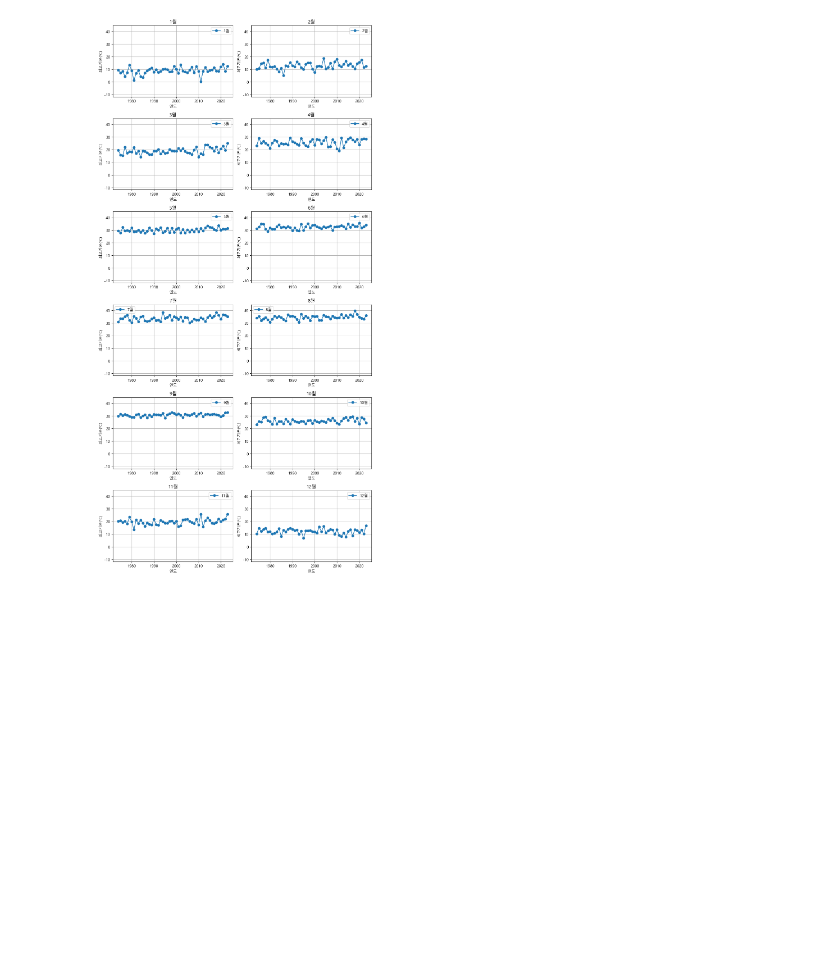
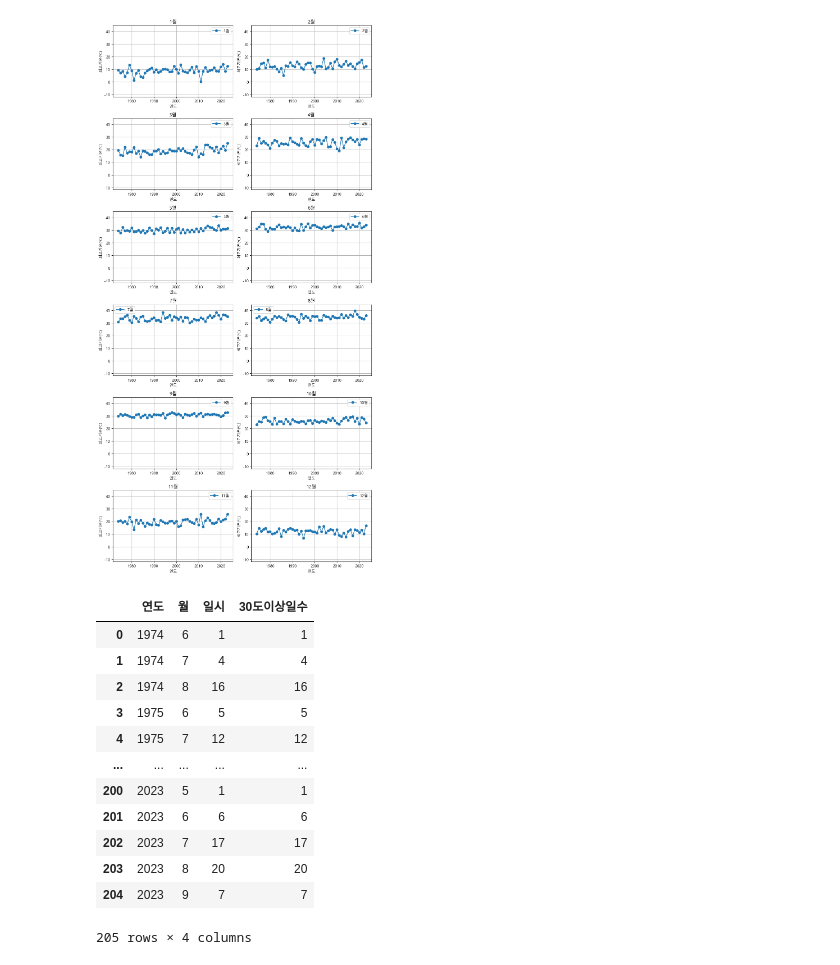
Before and after one commit to ZZinsub/jsshin, a Jupyter notebook: 기상청 데이터분석/2. 월별 최고기온 최대값.ipynb, the cells around one changed output. Cells and saved outputs as stored; diff of their text form; code cells hidden in the pictures; blank space fills up the shorter version.

```diff
--- a/기상청 데이터분석/2. 월별 최고기온 최대값.ipynb
+++ b/기상청 데이터분석/2. 월별 최고기온 최대값.ipynb
@@ -142,3 +142,24 @@ plt.tight_layout()
 plt.show()
 # %% [output]
 [figure]
+# %%
+#일 최고기온이 30도 이상인 월 조회
+
+count_by_year_month = df_max_temp[df_max_temp['최고기온(°C)'] > 30].groupby(['연도', '월']).count()
+count_by_year_month = count_by_year_month.reset_index()
+count_by_year_month = count_by_year_month.rename(columns = {'최고기온(°C)' : '30도이상일수'})
+count_by_year_month
+# %% [output]
+|  | 연도 | 월 | 일시 | 30도이상일수 |
+| 0 | 1974 | 6 | 1 | 1 |
+| 1 | 1974 | 7 | 4 | 4 |
+| 2 | 1974 | 8 | 16 | 16 |
+| 3 | 1975 | 6 | 5 | 5 |
+| 4 | 1975 | 7 | 12 | 12 |
+| ... | ... | ... | ... | ... |
+| 200 | 2023 | 5 | 1 | 1 |
+| 201 | 2023 | 6 | 6 | 6 |
+| 202 | 2023 | 7 | 17 | 17 |
+| 203 | 2023 | 8 | 20 | 20 |
+| 204 | 2023 | 9 | 7 | 7 |
+205 rows × 4 columns
```
Also changed, not shown: parts of 6 cells of this notebook, 1 other file.
